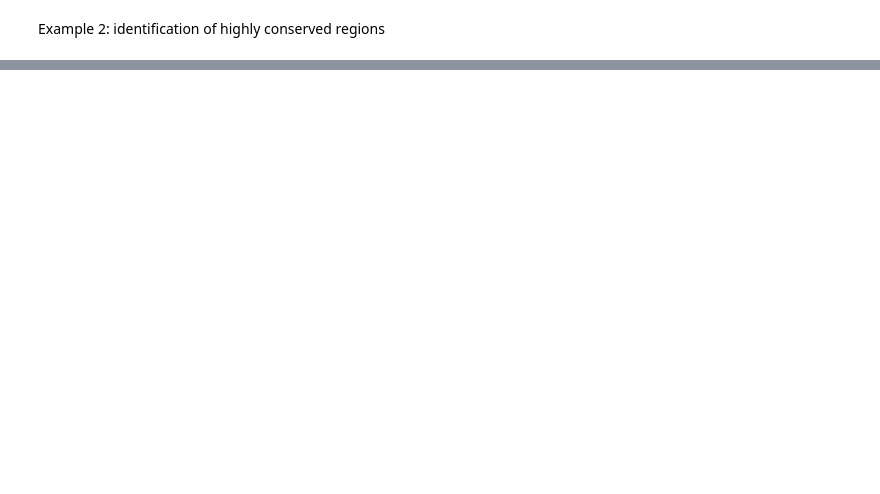
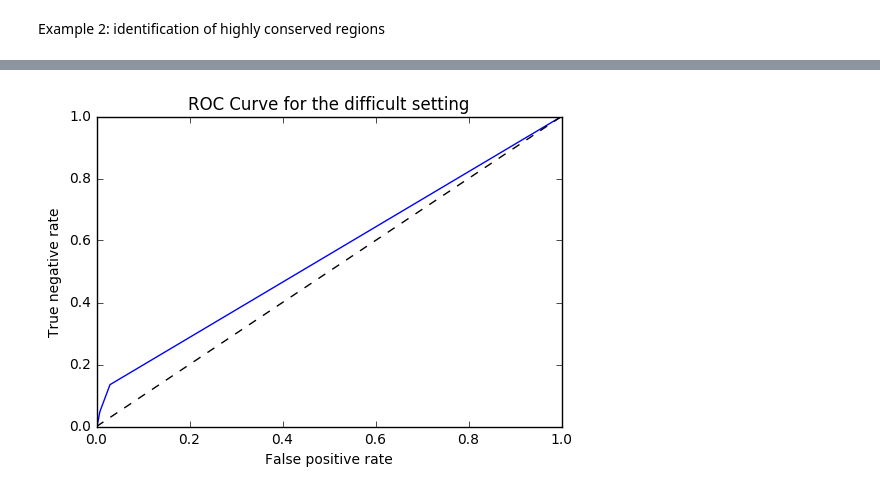
Before and after one commit to zaccharieramzi/phylo-hmm, a Jupyter notebook: experiments_kimia.ipynb, the cells around one changed output, grey strips where cells are left out. Drawn from its saved outputs; the diff is of its cells as text; code cells hidden in the pictures; blank space fills up the shorter version.

```diff
--- a/experiments_kimia.ipynb
+++ b/experiments_kimia.ipynb
@@ -196,0 +89,12 @@ plt.show()
+# %%
+real_states_difficult = routine_dict_difficult["real_states"]
+tp_rates_difficult, fp_rates_difficult = conserved_regions_metrics(real_states_difficult, interest_difficult)
+# %%
+plt.plot(fp_rates_difficult, tp_rates_difficult)
+plt.plot([0, 1], "k--")
+plt.xlabel("False positive rate")
+plt.ylabel("True negative rate")
+plt.title("ROC Curve for the difficult setting")
+plt.show()
+# %% [output]
+[figure, added]
```
Also changed, not shown: parts of 21 cells of this notebook, 6 other files.
